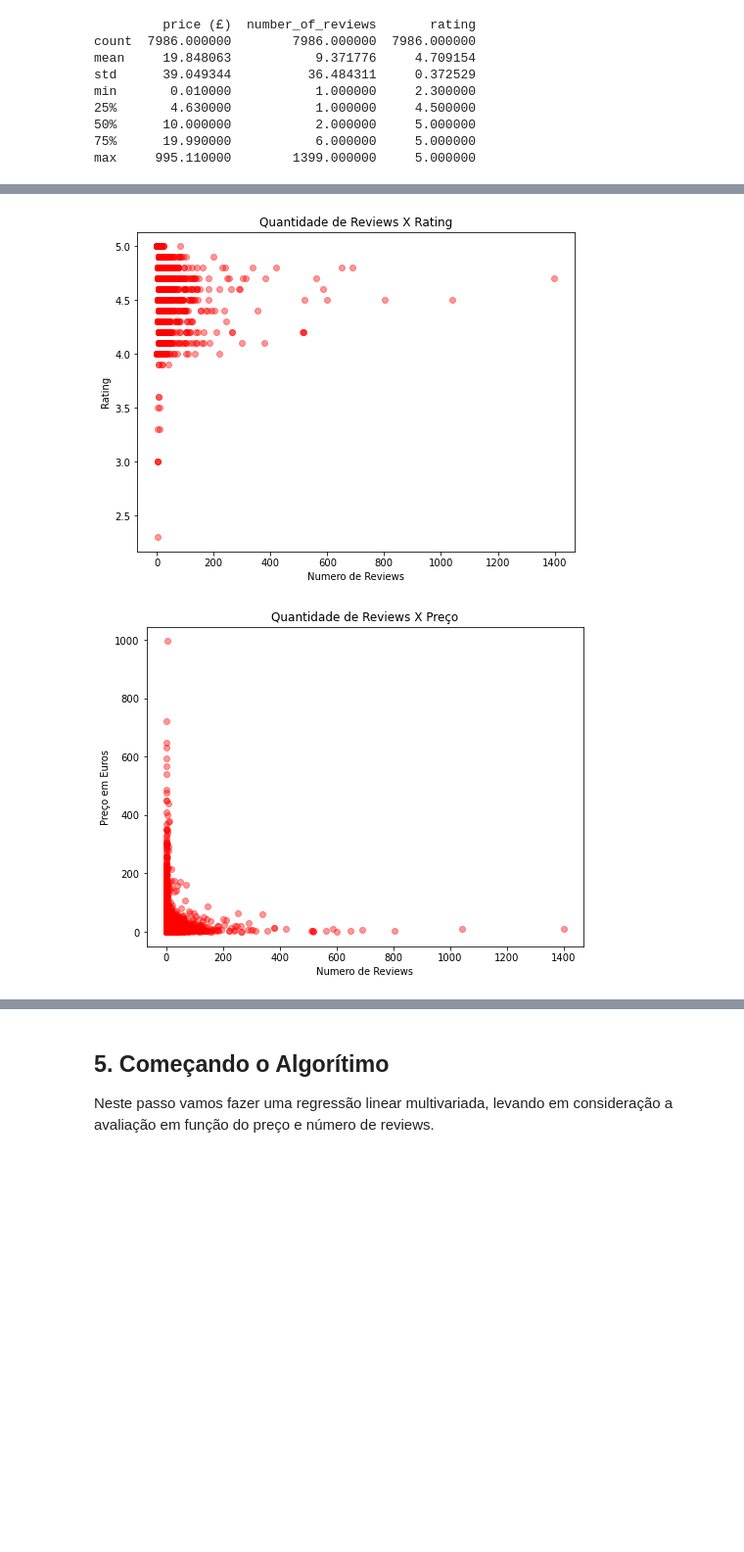
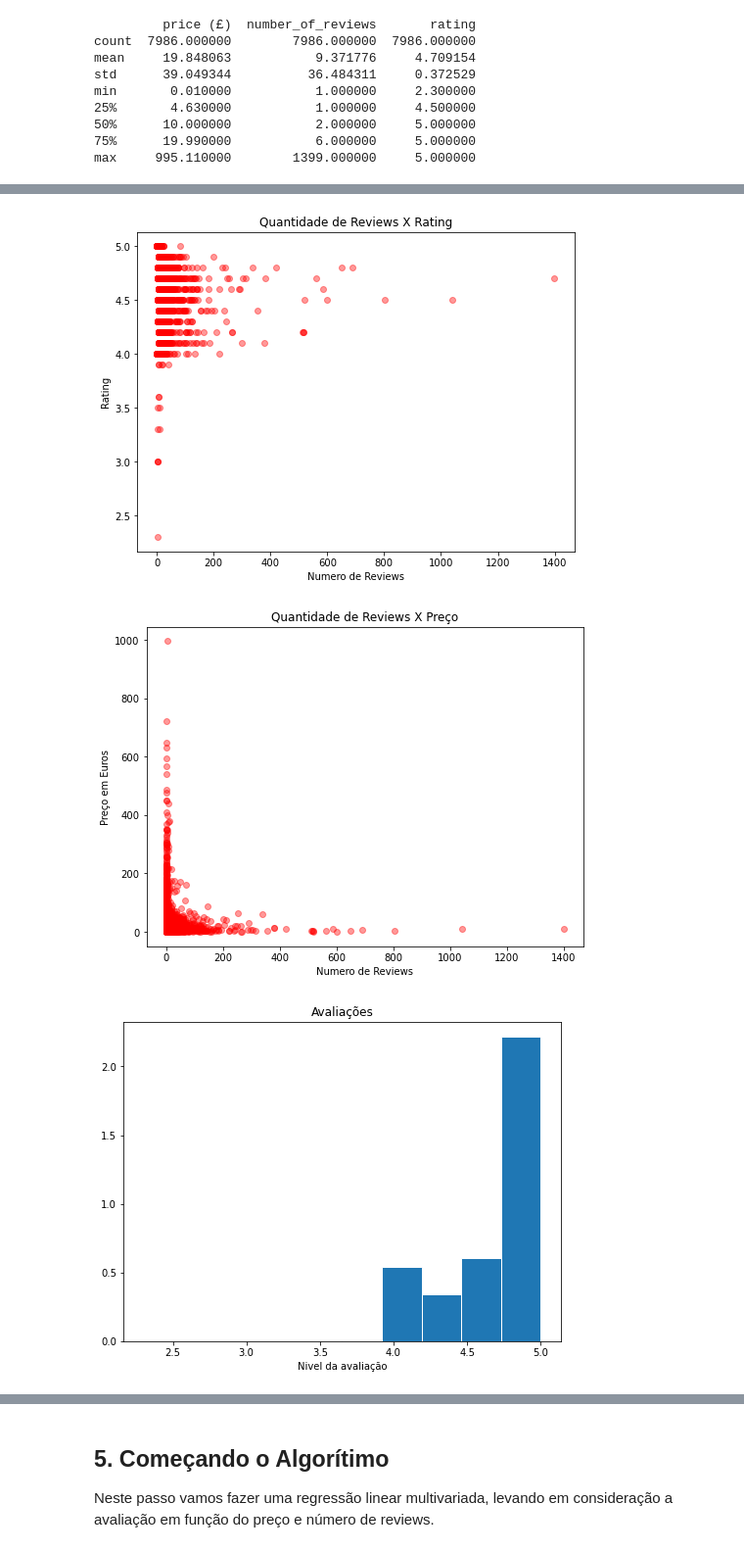
Before and after one commit to betomansur/projeto-2, a Jupyter notebook: Principal.ipynb, the cells around one changed output, grey strips where cells are left out. Shown at 98% size. Cells and saved outputs as stored; diff of their text form; code cells hidden in the pictures; blank space fills up the shorter version.

```diff
--- a/Principal.ipynb
+++ b/Principal.ipynb
@@ -48,28 +61,34 @@ max     995.110000        1399.000000     5.000000
 # %%
 
 plt.figure(figsize = (8,6))
 plt.scatter(dados.rating,dados["price (£)"], c='red', alpha=0.4)
 plt.title('Rating X Preço')
 plt.xlabel('Rating')
 plt.ylabel('Preço em euros')
 plt.show()
 
 plt.figure(figsize = (8,6))
 plt.scatter(dados.number_of_reviews, dados.rating, c='red', alpha=0.4)
 plt.title('Quantidade de Reviews X Rating')
 plt.xlabel('Numero de Reviews')
 plt.ylabel('Rating')
 
 plt.show()
 
 plt.figure(figsize = (8,6))
 plt.scatter(dados.number_of_reviews, dados["price (£)"], c='red', alpha=0.4)
 plt.title('Quantidade de Reviews X Preço')
 plt.xlabel('Numero de Reviews')
 plt.ylabel('Preço em Euros')
 
+plt.figure(figsize = (8,6))
+plt.hist(dados.rating, edgecolor = 'white', density = True)
+plt.title('Avaliações')
+plt.xlabel('Nivel da avaliação')
+
 plt.show()
 # %% [output]
 [figure]
 [figure]
 [figure]
+[figure, added]
```
Also changed, not shown: parts of 6 cells of this notebook.
